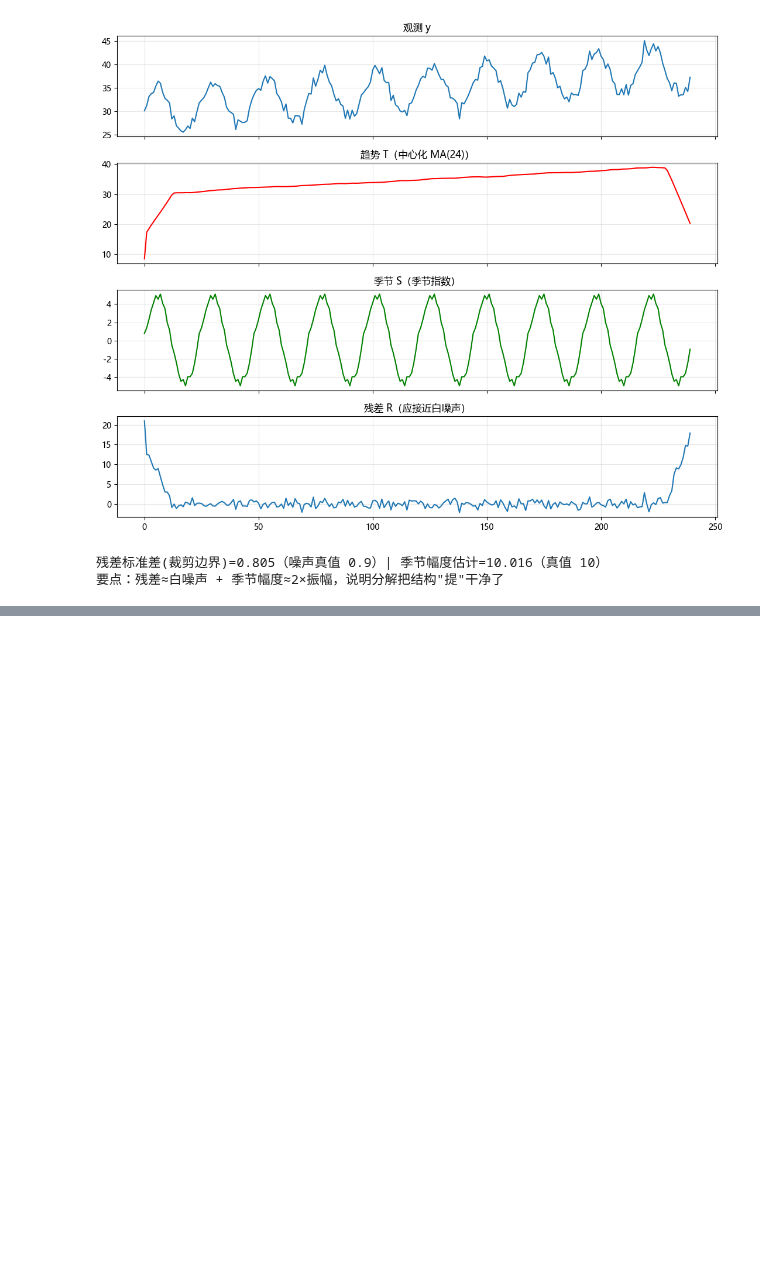
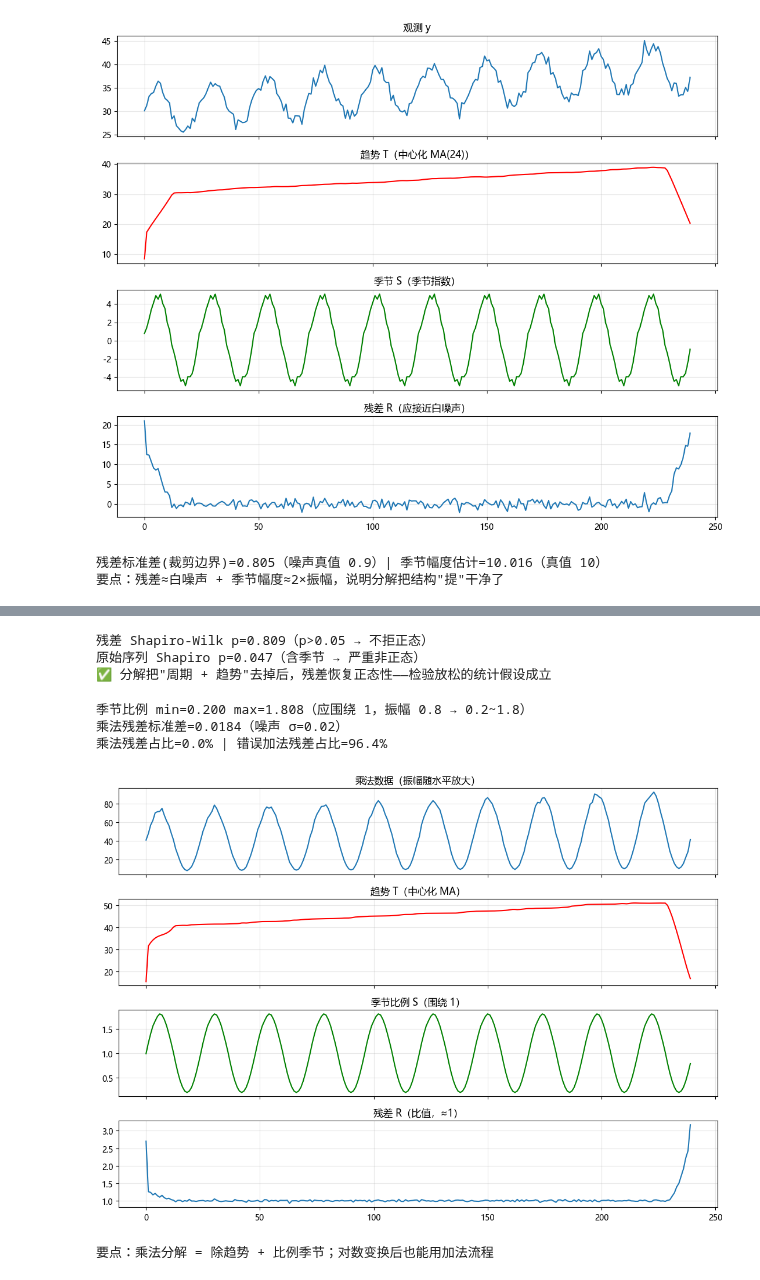
Before and after one commit to Akun-python/autumn-recruitment, a Jupyter notebook: 11-时间序列/教学/03-时间序列分解.ipynb, the cells around one changed output, grey strips where cells are left out. Saved outputs shown, nothing was run; the diff lists cells and outputs as text; code cells hidden in the pictures; blank space fills up the shorter version.

```diff
--- a/11-时间序列/教学/03-时间序列分解.ipynb
+++ b/11-时间序列/教学/03-时间序列分解.ipynb
@@ -97,0 +397,17 @@ print('要点：残差≈白噪声 + 季节幅度≈2×振幅，说明分解把
+# %%
+# ---------- 实验 3：手算 m=4 季节指数 + numpy 复算 ----------
+d4 = np.array([0.5, -1.2, 1.8, -0.4, 0.7, -1.0, 2.0, -0.6])
+m4 = 4
+season_hand = np.zeros(4); cnt = np.zeros(4)
+for i in range(len(d4)):
+    season_hand[i % m4] += d4[i]; cnt[i % m4] += 1
+season_hand /= cnt
+print('手算季节指数:', np.round(season_hand, 3))
+assert np.allclose(season_hand, [0.6, -1.1, 1.9, -0.5]), '手算表应得 [0.6,-1.1,1.9,-0.5]'
+
+# numpy 复算
+d4r = d4.reshape(-1, m4)                       # (2, 4)：每行一个周期
+season_np = d4r.mean(axis=0)
+print('numpy 复算:', np.round(season_np, 3))
+assert np.allclose(season_hand, season_np, atol=1e-12)
+print('✅ 手算与 numpy 逐位一致；位置 3 显著为正 → 确有季节效应')
@@ -161,0 +453,61 @@ print('结论：分解成功——残差白噪声、方差占比低，可直接
+# %%
+# ---------- 实验 4b：残差正态性（Shapiro）+ 分解残差 vs 原序列 ----------
+from scipy import stats as sp_stats
+
+sh_p = sp_stats.shapiro(rc)[1] if len(rc) < 5000 else 1.0
+print('残差 Shapiro-Wilk p=%.3f（p>0.05 → 不拒正态）' % sh_p)
+assert sh_p > 0.01, '合成数据残差应近似正态'
+
+# 对照：把含季节的原序列当"残差"测正态 → 明显非正态（周期结构破坏正态）
+sh_p_raw = sp_stats.shapiro(y[12:-12])[1] if len(y) < 5000 else 0.0
+print('原始序列 Shapiro p=%.3f（含季节 → 严重非正态）' % sh_p_raw)
+assert sh_p > sh_p_raw, '分解后残差应比原序列更接近正态'
+print('✅ 分解把"周期 + 趋势"去掉后，残差恢复正态性——检验放松的统计假设成立')
+# %% [output]
+残差 Shapiro-Wilk p=0.809（p>0.05 → 不拒正态）
+原始序列 Shapiro p=0.047（含季节 → 严重非正态）
+✅ 分解把"周期 + 趋势"去掉后，残差恢复正态性——检验放松的统计假设成立
+# %%
+# ---------- 实验 5：乘法分解完整实现 ----------
+# 乘法数据：水平增长 × 固定比例季节（振幅随水平放大）× 噪声
+y_mul = (40 + 0.05 * t) * (1 + 0.8 * np.sin(2 * np.pi * t / m)) * (1 + rng.normal(0, 0.02, n))
+assert y_mul.min() > 0, '乘法分解要求数据为正'
+
+def mul_decomp(y, m):
+    T = centered_ma(y, m)
+    det = y / T                                   # 去趋势（除法）
+    S = np.zeros(m); cnt = np.zeros(m)
+    for i in range(m // 2, n - m // 2):
+        S[i % m] += det[i]; cnt[i % m] += 1
+    S /= cnt
+    S_full = np.tile(S, n // m + 1)[:n]
+    R = y / (T * S_full)                          # 残差（比值）
+    return T, S_full, R
+
+T_m, S_m, R_m = mul_decomp(y_mul, m)
+print('季节比例 min=%.3f max=%.3f（应围绕 1，振幅 0.8 → 0.2~1.8）' % (S_m.min(), S_m.max()))
+print('乘法残差标准差=%.4f（噪声 σ=0.02）' % R_m[12:-12].std())
+assert abs(S_m.max() - 1.8) < 0.3 and abs(S_m.min() - 0.2) < 0.3
+assert R_m[12:-12].std() < 0.05
+
+# 对照：对乘法数据错误地用加法分解 → 残差方差占比明显更大
+resid_add_wrong = (y_mul - centered_ma(y_mul, m))
+share_wrong = resid_add_wrong[12:-12].var() / y_mul[12:-12].var()
+share_mul = R_m[12:-12].var() / y_mul[12:-12].var()
+print('乘法残差占比=%.1f%% | 错误加法残差占比=%.1f%%' % (100 * share_mul, 100 * share_wrong))
+assert share_mul < share_wrong * 0.5, '乘法模型应显著优于错误加法'
+
+fig, axes = plt.subplots(4, 1, figsize=(11, 8), sharex=True)
+axes[0].plot(y_mul); axes[0].set_title('乘法数据（振幅随水平放大）')
+axes[1].plot(T_m, 'r'); axes[1].set_title('趋势 T（中心化 MA）')
+axes[2].plot(S_m, 'g'); axes[2].set_title('季节比例 S（围绕 1）')
+axes[3].plot(R_m); axes[3].set_title('残差 R（比值，≈1）')
+for a in axes: a.grid(alpha=0.3)
+plt.tight_layout(); plt.savefig('images/ts03_mul.png', dpi=110, bbox_inches='tight'); plt.show()
+print('要点：乘法分解 = 除趋势 + 比例季节；对数变换后也能用加法流程')
+# %% [output]
+季节比例 min=0.200 max=1.808（应围绕 1，振幅 0.8 → 0.2~1.8）
+乘法残差标准差=0.0184（噪声 σ=0.02）
+乘法残差占比=0.0% | 错误加法残差占比=96.4%
+[figure, added]
+要点：乘法分解 = 除趋势 + 比例季节；对数变换后也能用加法流程
```
Also changed, not shown: parts of 37 cells of this notebook, 35 other files.
